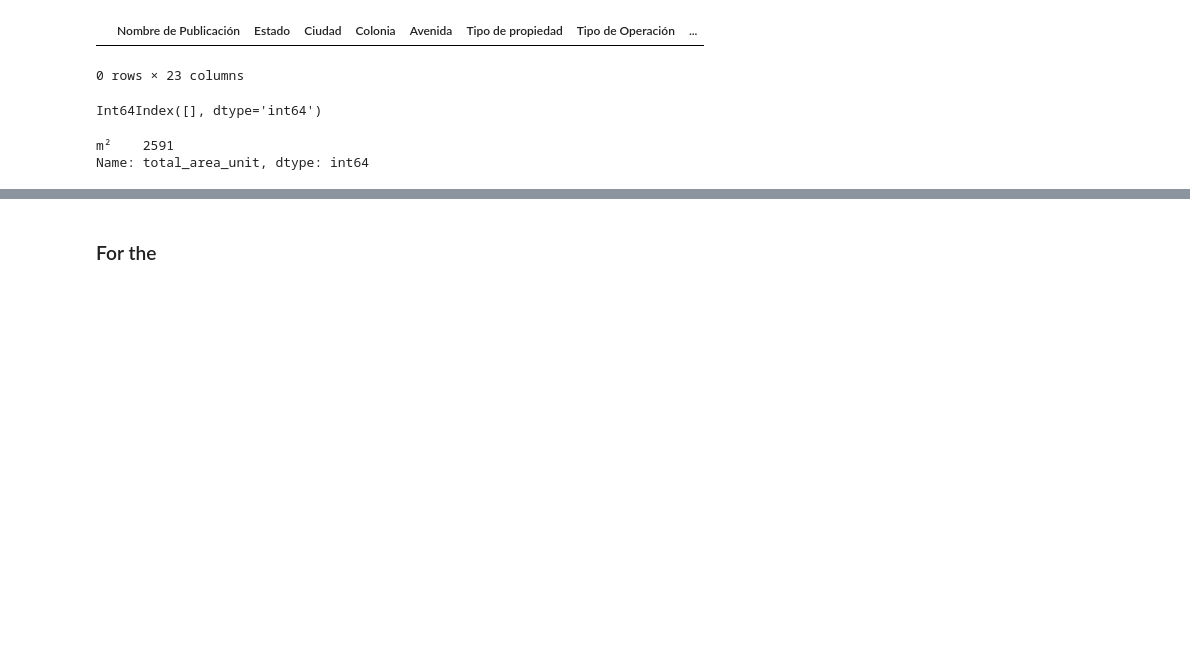
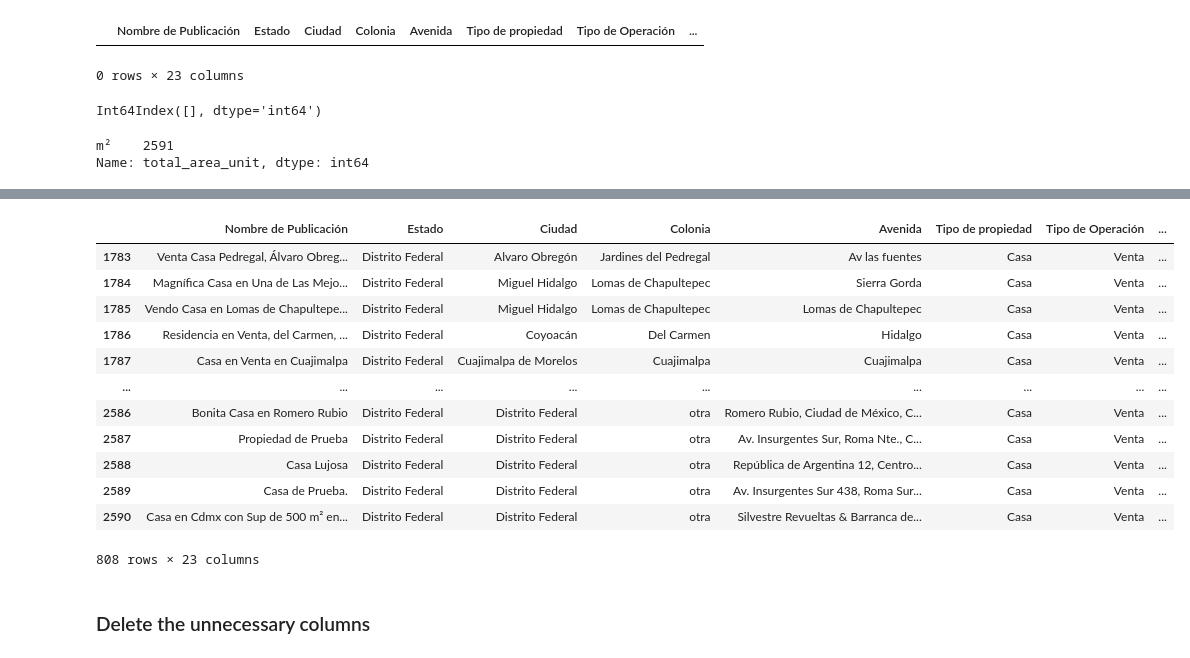
Before and after one commit to trezeget-1/meli_project, a Jupyter notebook: Inmuebles 24 - ETL.ipynb, the cells around one changed output, grey strips where cells are left out. Drawn from its saved outputs; the diff is of its cells as text; code cells hidden in the pictures; blank space fills up the shorter version.

```diff
--- a/Inmuebles 24 - ETL.ipynb
+++ b/Inmuebles 24 - ETL.ipynb
@@ -471,0 +474,13 @@ Name: total_area_unit, dtype: int64
+# %%
+for x in range(len(final_propiedades_24_df)):
+
+    if final_propiedades_24_df['Tipo de propiedad'][x] == 'Casa':
+
+        land_size = final_propiedades_24_df['land_size'][x]
+        total_area = final_propiedades_24_df['total_area'][x]
+
+        if land_size > total_area:
+            final_propiedades_24_df['total_area'][x] = land_size
+            print(x)
+        elif total_area > land_size:
+            final_propiedades_24_df['land_size'][x] = total_area
@@ -472,2 +509,31 @@ Name: total_area_unit, dtype: int64
+# %%
+# Check if the change was applied and that the measures "land size" and "total area" are the same
+
+for x in range(len(final_propiedades_24_df)):
+
+    if final_propiedades_24_df['Tipo de propiedad'][x] == 'Casa':
+
+        land_size = final_propiedades_24_df['land_size'][x]
+        total_area = final_propiedades_24_df['total_area'][x]
+
+        if land_size != total_area:
+            final_propiedades_24_df['total_area'][x] = land_size
+            print(x)
+# %%
+final_propiedades_24_df.loc[final_propiedades_24_df['Tipo de propiedad'] == 'Casa']
+# %% [output]
+|  | Nombre de Publicación | Estado | Ciudad | Colonia | Avenida | Tipo de propiedad | Tipo de Operación | ... |
+| 1783 | Venta Casa Pedregal, Álvaro Obreg... | Distrito Federal | Alvaro Obregón | Jardines del Pedregal | Av las fuentes | Casa | Venta | ... |
+| 1784 | Magnífica Casa en Una de Las Mejo... | Distrito Federal | Miguel Hidalgo | Lomas de Chapultepec | Sierra Gorda | Casa | Venta | ... |
+| 1785 | Vendo Casa en Lomas de Chapultepe... | Distrito Federal | Miguel Hidalgo | Lomas de Chapultepec | Lomas de Chapultepec | Casa | Venta | ... |
+| 1786 | Residencia en Venta, del Carmen, ... | Distrito Federal | Coyoacán | Del Carmen | Hidalgo | Casa | Venta | ... |
+| 1787 | Casa en Venta en Cuajimalpa | Distrito Federal | Cuajimalpa de Morelos | Cuajimalpa | Cuajimalpa | Casa | Venta | ... |
+| ... | ... | ... | ... | ... | ... | ... | ... | ... |
+| 2586 | Bonita Casa en Romero Rubio | Distrito Federal | Distrito Federal | otra | Romero Rubio, Ciudad de México, C... | Casa | Venta | ... |
+| 2587 | Propiedad de Prueba | Distrito Federal | Distrito Federal | otra | Av. Insurgentes Sur, Roma Nte., C... | Casa | Venta | ... |
+| 2588 | Casa Lujosa | Distrito Federal | Distrito Federal | otra | República de Argentina 12, Centro... | Casa | Venta | ... |
+| 2589 | Casa de Prueba. | Distrito Federal | Distrito Federal | otra | Av. Insurgentes Sur 438, Roma Sur... | Casa | Venta | ... |
+| 2590 | Casa en Cdmx con Sup de 500 m² en... | Distrito Federal | Distrito Federal | otra | Silvestre Revueltas & Barranca de... | Casa | Venta | ... |
+808 rows × 23 columns
 # %% [markdown]
-### For the
+### Delete the unnecessary columns
```
Also changed, not shown: parts of 6 cells of this notebook.
